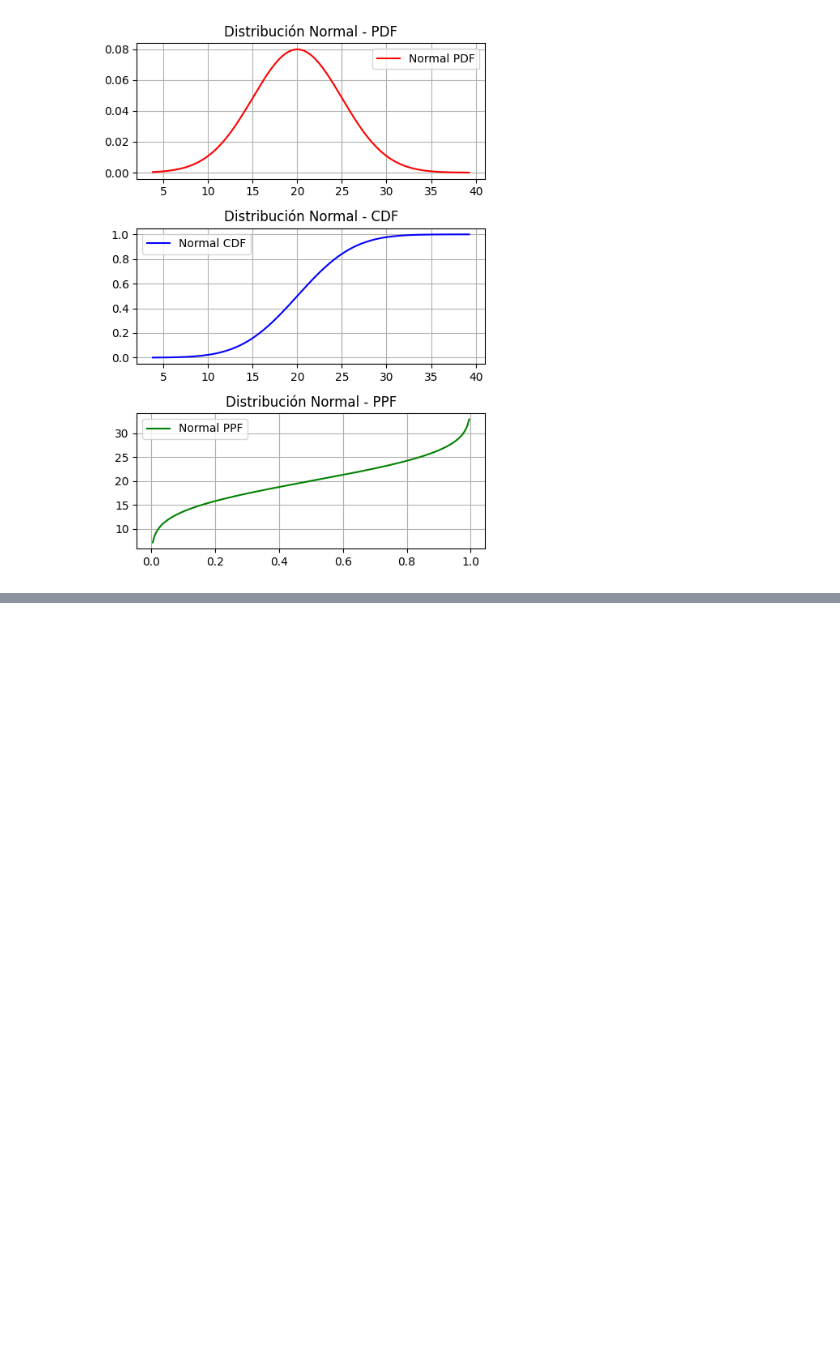
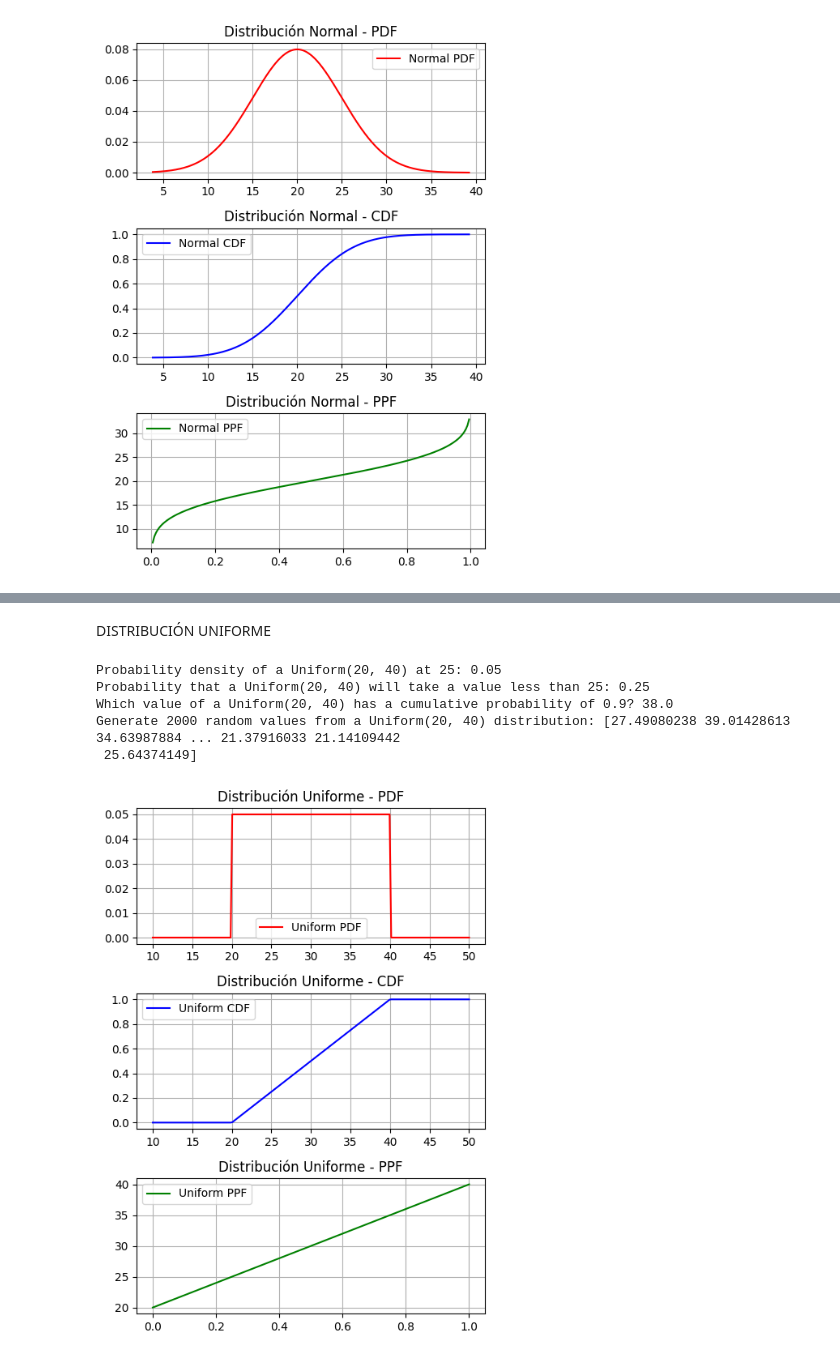
Before and after one commit to 4GeeksAcademy/probability-distribution-exercises-project-with-python_VG, a Jupyter notebook: notebook/problems.es.ipynb, the cells around one changed output, grey strips where cells are left out. Cells and saved outputs as stored; diff of their text form; code cells hidden in the pictures; blank space fills up the shorter version.

```diff
--- a/notebook/problems.es.ipynb
+++ b/notebook/problems.es.ipynb
@@ -253,0 +192,2 @@ plt.show()
+# %% [markdown]
+DISTRIBUCIÓN UNIFORME
@@ -253,0 +230,62 @@ plt.show()
+# %%
+# Distribución Uniforme(20, 40), dónde a = 20 es el infimo y b = 40 es el supremo.
+
+import numpy as np
+
+np.random.seed(42)
+
+print(f"Probability density of a Uniform(20, 40) at 25: {dunif(25, a=20, b=40)}")
+print(f"Probability that a Uniform(20, 40) will take a value less than 25: {punif(25, a=20, b=40)}")
+print(f"Which value of a Uniform(20, 40) has a cumulative probability of 0.9? {qunif(0.9,  a=20, b=40)}")
+print(f"Generate 2000 random values from a Uniform(20, 40) distribution: {runif(2000,  a=20, b=40)}")
+# %% [output]
+Probability density of a Uniform(20, 40) at 25: 0.05
+Probability that a Uniform(20, 40) will take a value less than 25: 0.25
+Which value of a Uniform(20, 40) has a cumulative probability of 0.9? 38.0
+Generate 2000 random values from a Uniform(20, 40) distribution: [27.49080238 39.01428613 34.63987884 ... 21.37916033 21.14109442
+ 25.64374149]
+# %%
+import numpy as np
+import matplotlib.pyplot as plt
+
+# Semilla para reproducibilidad
+np.random.seed(42)
+
+# Parámetros para la distribución uniforme
+a, b = 20, 40       # Intervalo [a, b] para la uniforme
+
+# Generar datos aleatorios para la distribución uniforme
+data_uniform = runif(2000, a=a, b=b)
+
+# Rango de valores x para la uniforme
+x_values = np.linspace(10, 50, 200)
+
+# Cálculo de PDF, CDF y PPF para la distribución uniforme
+uniform_pdf = dunif(x_values, a=a, b=b)
+uniform_cdf = punif(x_values, a=a, b=b)
+uniform_ppf = [qunif(p, a=a, b=b) for p in np.linspace(0, 1, 200)]
+
+# Graficar resultados
+fig, axes = plt.subplots(3, 1, figsize=(5, 7))
+
+# Gráficos para la distribución uniforme
+axes[0].plot(x_values, uniform_pdf, 'r-', label='Uniform PDF')
+axes[1].plot(x_values, uniform_cdf, 'b-', label='Uniform CDF')
+axes[2].plot(np.linspace(0, 1, 200), uniform_ppf, 'g-', label='Uniform PPF')
+
+axes[0].set_title('Distribución Uniforme - PDF')
+axes[1].set_title('Distribución Uniforme - CDF')
+axes[2].set_title('Distribución Uniforme - PPF')
+
+# Mostrar leyendas y ajustar diseño
+for ax in axes.flatten():
+    ax.legend()
+    ax.grid(True)
+
+# Adjust the layout
+plt.tight_layout()
+
+# Show the plot
+plt.show()
+# %% [output]
+[figure, added]
```
Also changed, not shown: parts of 5 cells of this notebook.
